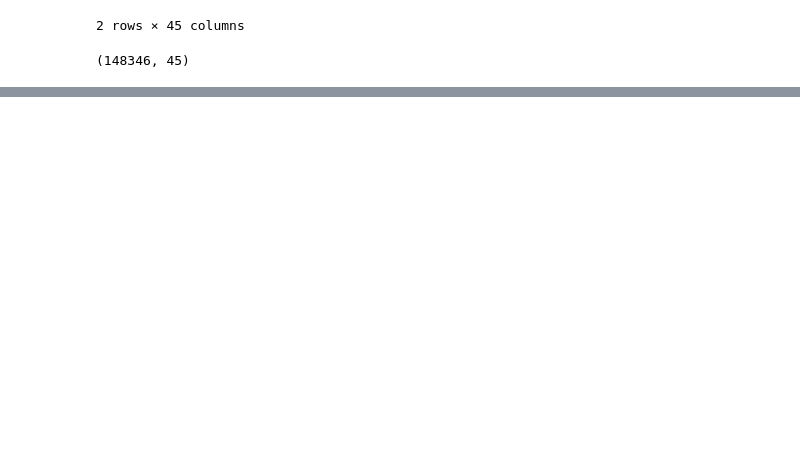
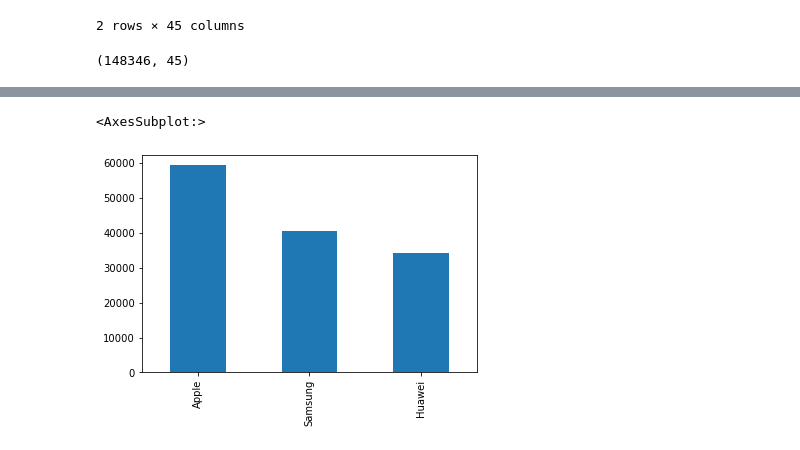
Before and after one commit to celine-kanagwa/Telco_analysis, a Jupyter notebook: Notebook/Untitled.ipynb, the cells around one changed output, grey strips where cells are left out. Cells and saved outputs as stored; diff of their text form; code cells hidden in the pictures; blank space fills up the shorter version.

```diff
--- a/Notebook/Untitled.ipynb
+++ b/Notebook/Untitled.ipynb
@@ -215,0 +236,6 @@ clean_data.to_csv('../Data/clean_data.csv')
+# %%
+#top 3 handset manufacturers
+clean_data['Handset Manufacturer'].value_counts()[:3].plot(kind='bar')
+# %% [output]
+<AxesSubplot:>
+[figure, added]
```
Also changed, not shown: parts of 5 cells of this notebook, 1 other file.
